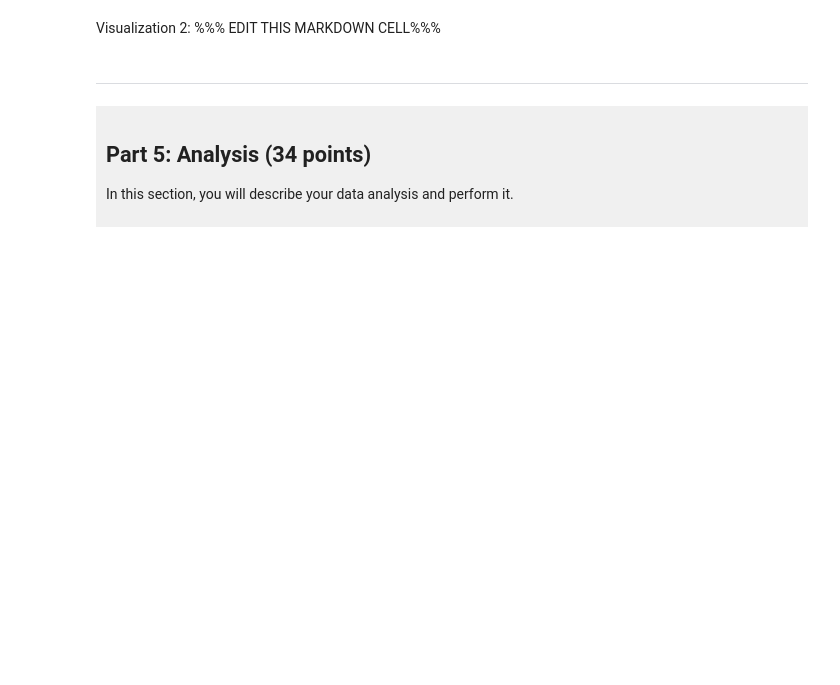
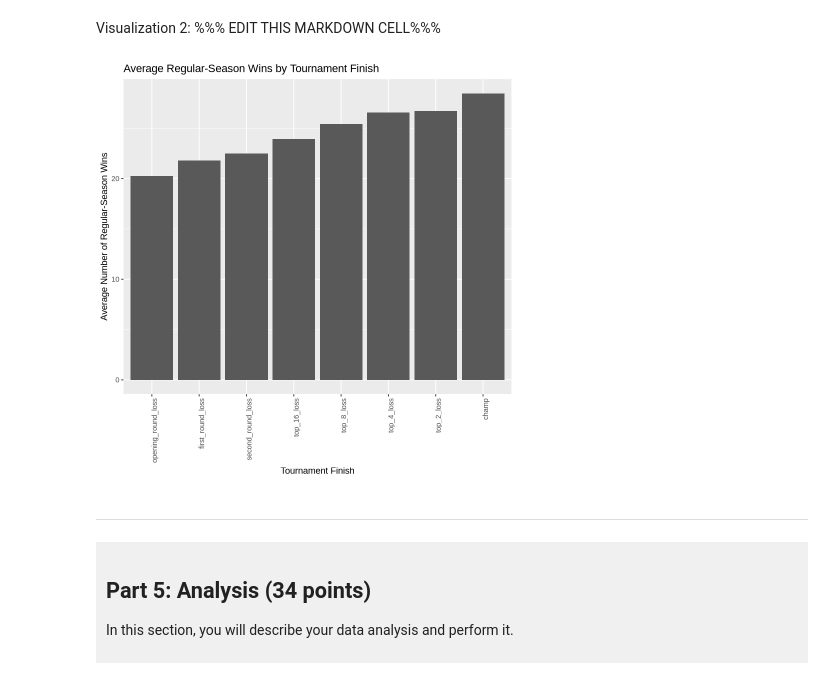
Before and after one commit to ethanshao1027-collab/DSCI-100-Project-ETHANSHAO, a Jupyter notebook: dsci-100-project-notebook.ipynb, the cells around one changed output. Saved outputs shown, nothing was run; the diff lists cells and outputs as text; code cells hidden in the pictures; blank space fills up the shorter version.

```diff
--- a/dsci-100-project-notebook.ipynb
+++ b/dsci-100-project-notebook.ipynb
@@ -339,7 +392,15 @@ Visualization 1: %%% EDIT THIS MARKDOWN CELL%%%
 # %% [markdown]
 Visualization 2: %%% EDIT THIS MARKDOWN CELL%%%
 # %%
-### EDIT THIS CODE CELL FOR VISUALIZATION 2###
+womens_march_madness_tidy |>
+    group_by(tourney_finish) |>
+    summarise(mean_wins = mean(reg_wins, na.rm = TRUE)) |>
+    ggplot(aes(x = tourney_finish, y = mean_wins)) +
+    geom_col() +
+        labs(title = "Average Regular-Season Wins by Tournament Finish",x = "Tournament Finish",y = "Average Number of Regular-Season Wins") +
+    theme(axis.text.x = element_text(angle = 90, hjust = 1))
+# %% [output]
+[figure, added]
 # %% [markdown]
 ------
 # %% [markdown]
```
Also changed, not shown: parts of 7 cells of this notebook.
